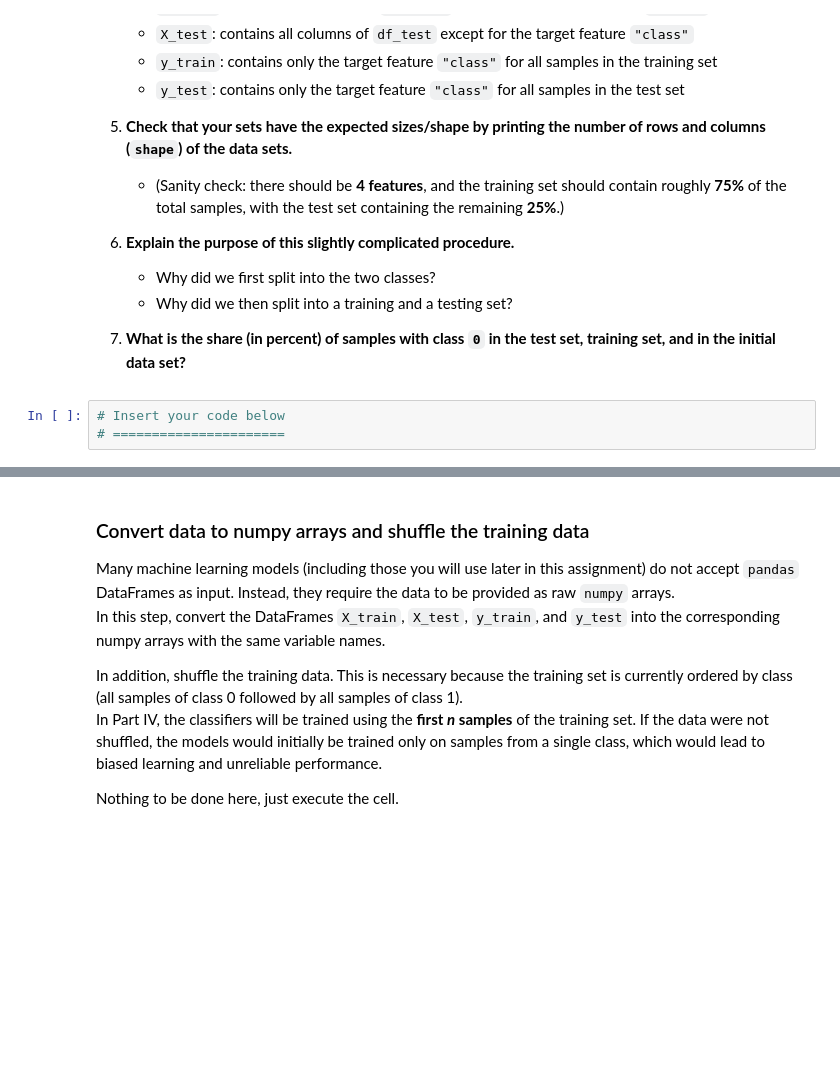
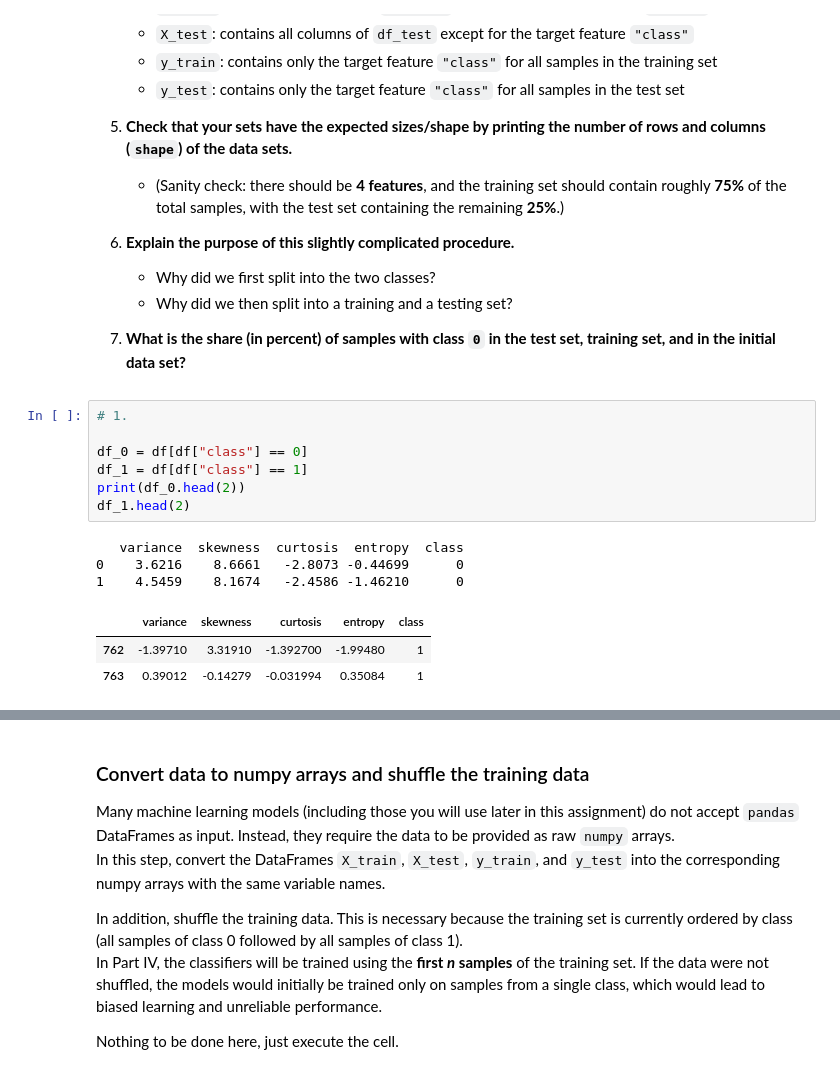
Before and after one commit to Indraadhikari/DAT200-Machine-Learning, a Jupyter notebook: CA2/CA2 Q-checkpoint.ipynb, the cells around one changed output, grey strips where cells are left out. Saved outputs shown, nothing was run; the diff lists cells and outputs as text; blank space fills up the shorter version.

```diff
--- a/CA2/CA2 Q-checkpoint.ipynb
+++ b/CA2/CA2 Q-checkpoint.ipynb
@@ -182,6 +182,17 @@ Divide your dataset into training and testing subsets. Follow these steps to cre
    - Why did we then split into a training and a testing set?
 
 7. **What is the share (in percent) of samples with class `0` in the test set, training set, and in the initial data set?**
-# %%
-# Insert your code below
-# ======================
+# %%
+# 1.
+
+df_0 = df[df["class"] == 0]
+df_1 = df[df["class"] == 1]
+print(df_0.head(2))
+df_1.head(2)
+# %% [output]
+   variance  skewness  curtosis  entropy  class
+0    3.6216    8.6661   -2.8073 -0.44699      0
+1    4.5459    8.1674   -2.4586 -1.46210      0
+|  | variance | skewness | curtosis | entropy | class |
+| 762 | -1.39710 | 3.31910 | -1.392700 | -1.99480 | 1 |
+| 763 | 0.39012 | -0.14279 | -0.031994 | 0.35084 | 1 |
```
Also changed, not shown: parts of 6 cells of this notebook.
